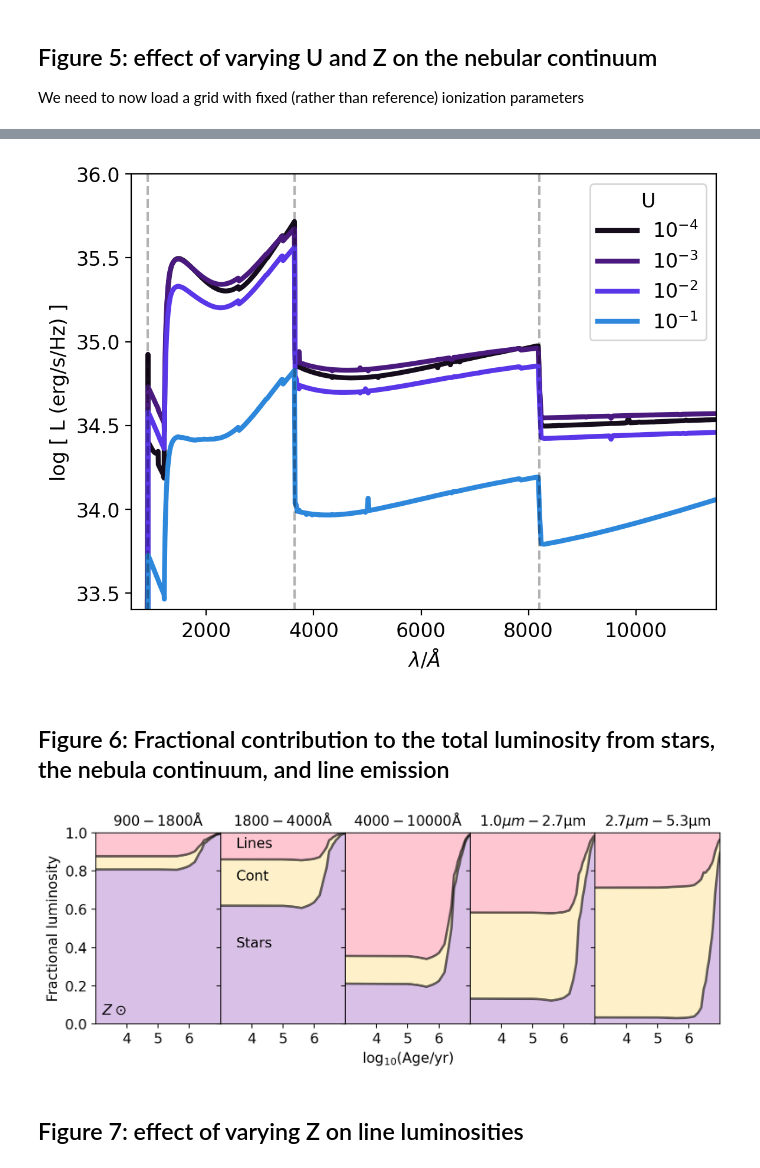
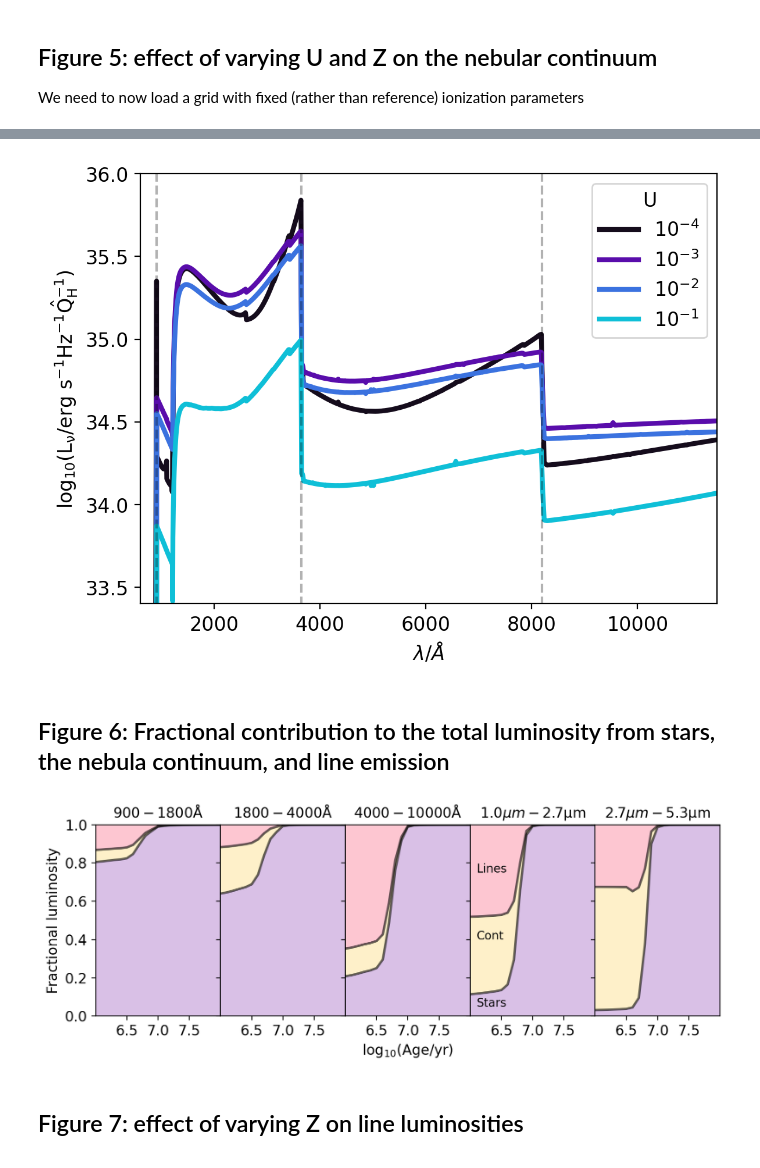
Before and after one commit to sophie-newman/cloudy-maraston, a Jupyter notebook: notebooks/notebook1_explore_maraston_grids.ipynb, the cells around one changed output, grey strips where cells are left out. Drawn from its saved outputs; the diff is of its cells as text; code cells hidden in the pictures.

```diff
--- a/notebooks/notebook1_explore_maraston_grids.ipynb
+++ b/notebooks/notebook1_explore_maraston_grids.ipynb
@@ -240,5 +250,7 @@ We need to now load a grid with fixed (rather than reference) ionization paramet
 # %%
 grid_dir = '../grids'
 
-grid_name = 'maraston13_kroupa-max_age:1e+07_cloudy-c23.01-sps-fixed-ionisation_parameter'
-grid_fixed = Grid(grid_name, grid_dir=grid_dir, read_lines=True)
+grid_name = 'maraston24_Tenc_kr_0.40_cloudy-c23.01-sps-fixed-ionisation_parameter'
+grid_u = Grid(grid_name, grid_dir=grid_dir, read_lines=True)
+
+print(grid_u)
@@ -289,18 +321,23 @@ plt.legend(title='Z', loc='upper right')
 # %%
-colors = cmr.take_cmap_colors('cmr.cosmic', len(grid_fixed.ionisation_parameter), return_fmt='hex', cmap_range=(0.1, 0.8)) #cmap_range=(0.5, 1.0)
-
 ionisation_parameters = [1e-4,1e-3,1e-2,1e-1]
 
-Z = 0.02
+colors = cmr.take_cmap_colors('cmr.cosmic', len(ionisation_parameters), return_fmt='hex', cmap_range=(0.1, 0.8)) #cmap_range=(0.5, 1.0)
+
+Z = 0.014
 age = 1e6
 
 for iU, U in enumerate(ionisation_parameters):
 
-    grid_point = grid_fixed.get_grid_point((age, Z, U))
+    grid_point = grid_u.get_grid_point(ages=age, metallicities=Z,
+                                           ionisation_parameter=U)
 
-    cont = grid_fixed.get_spectra(grid_point, spectra_id="nebular_continuum")
+    cont = grid_u.get_spectra(grid_point, spectra_id="nebular_continuum")
 
     cont_lum = cont.luminosity
+
+    Q = grid_u.log10_specific_ionising_lum['HI'] # for all Z
+    Q_k = Q.T # (Z,A,U)
+    Q_plot = Q[grid_point]
 
     plt.plot(cont.lam, np.log10(cont_lum), c=colors[iU], label=f"$10^{{{int(np.log10(U))}}}$", lw=3)
 
@@ -322,20 +359,20 @@ plt.ylabel('log [ L (erg/s/Hz) ]')
 plt.xlabel(r"$\lambda/\AA$")
 plt.legend(title='Z', loc='upper right')
 
-plt.ylabel('log [ L (erg/s/Hz) ]')
+plt.ylabel(r'$\rm log_{10}(L_{\nu}/erg\ s^{-1} Hz^{-1} \hat{Q}^{-1}_H)$')
 plt.xlabel(r"$\lambda/\AA$")
 plt.legend(title='U', loc='upper right')
+
+plt.savefig('/home/sophienewman/Pictures/plots/paper1/continuum_u.png', dpi=300, bbox_inches='tight')
 # %% [output]
-[figure, old version]
+[figure, new version]
 # %% [markdown]
 ## Figure 6: Fractional contribution to the total luminosity from stars, the nebula continuum, and line emission
 # %%
-colors = cmr.take_cmap_colors('cmr.sapphire', len(grid.metallicities), cmap_range=(0.7, 1.0), return_fmt='hex')
-
 fig, axes = plt.subplots(1, 5, figsize=(8, 3), sharex=True, sharey=True)
 
 U = 0.01
-Z = 0.02
+Z = 0.014
 
 wavelength_ranges = [[900 * Angstrom, 1800 * Angstrom],
                      [1800 * Angstrom, 4000 * Angstrom],
@@ -351,7 +388,7 @@ for ix, ax in enumerate(axes) :
 
     for ia, age in enumerate(grid.ages):
 
-        grid_point = grid.get_grid_point((age, Z, U))
+        grid_point = grid.get_grid_point(ages=age, metallicities=Z)
 
         # get our SEDs
         cont = grid.get_spectra(grid_point, spectra_id="nebular_continuum")
@@ -383,40 +420,42 @@ for ix, ax in enumerate(axes) :
     # line
     ax.fill_between(np.log10(grid.ages), line_line, cont_line, color='#fdc0cc', linewidth=0, alpha=alpha)
 
     # continuum
     ax.fill_between(np.log10(grid.ages), cont_line, star_line, color='#feefc4', linewidth=0, alpha=alpha)
 
     # star
     ax.fill_between(np.log10(grid.ages), star_line, np.linspace(0,0,len(star_line)), color='#d5b9e4', linewidth=0, alpha=alpha)
 
 axes[0].set_ylabel('Fractional luminosity')
 axes[2].set_xlabel(r"log$_{10}$(Age/yr)")
 
 # Label contributions
-axes[1].text(3.5, 0.4, 'Stars')
-axes[1].text(3.5, 0.75, 'Cont')
-axes[1].text(3.5, 0.92, 'Lines')
+axes[3].text(6.1, 0.05, 'Stars', fontsize=10) # was at x=3.5
+axes[3].text(6.1, 0.4, 'Cont', fontsize=10)
+axes[3].text(6.1, 0.75, 'Lines', fontsize=10)
 
 # Label wavelength ranges
 wav_x = 3.1
 wav_y = 0.06
 axes[0].set_title(r'$900-1800 \rm \AA$', size=12)
 axes[1].set_title(r'$1800-4000 \rm \AA$', size=12)
 axes[2].set_title(r'$4000-10000 \rm \AA$', size=12)
 axes[3].set_title(r'$1.0\mu m-2.7\rm \mu m$', size=12)
 axes[4].set_title(r'$2.7\mu m-5.3\rm \mu m$', size=12)
 
-axes[0].text(3.2, 0.05, r'$Z\odot$')
+#axes[0].text(3.2, 0.05, r'$Z\odot$')
 
 
 plt.ylim(bottom=0, top=1)
-plt.xlim(left=3, right=7)
-plt.xticks([4,5,6])
+plt.xlim(left=6, right=8)
+plt.xticks([6.5,7,7.5])
 
 plt.tight_layout(pad=0)  # Set padding between subplots to zero
 plt.subplots_adjust(wspace=0)
+
+plt.savefig('/home/sophienewman/Pictures/plots/paper1/fractions.png', dpi=300, bbox_inches='tight')
 # %% [output]
-[figure, old version]
+[figure, new version]
 # %% [markdown]
 ## Figure 7: effect of varying Z on line luminosities
 # %%
```
Also changed, not shown: parts of 12 cells of this notebook, 3 other files.
